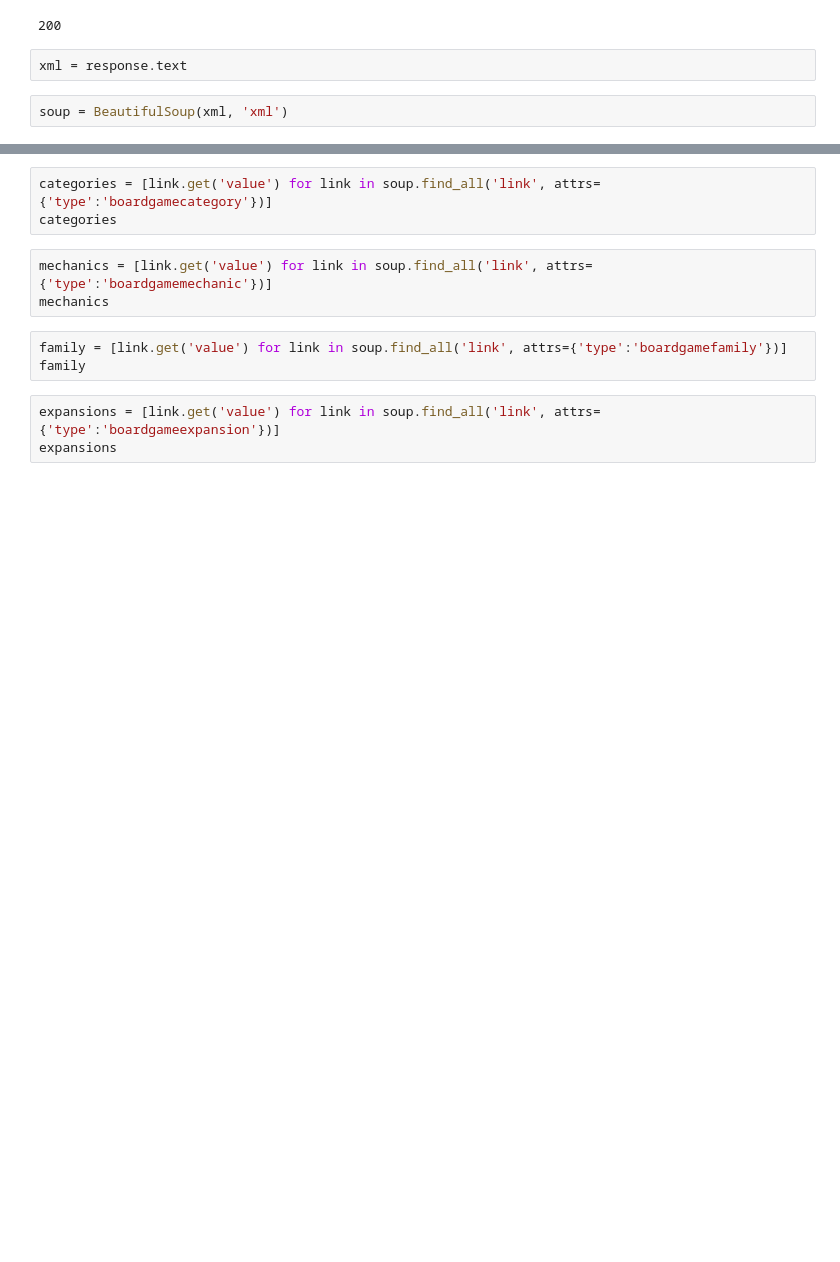
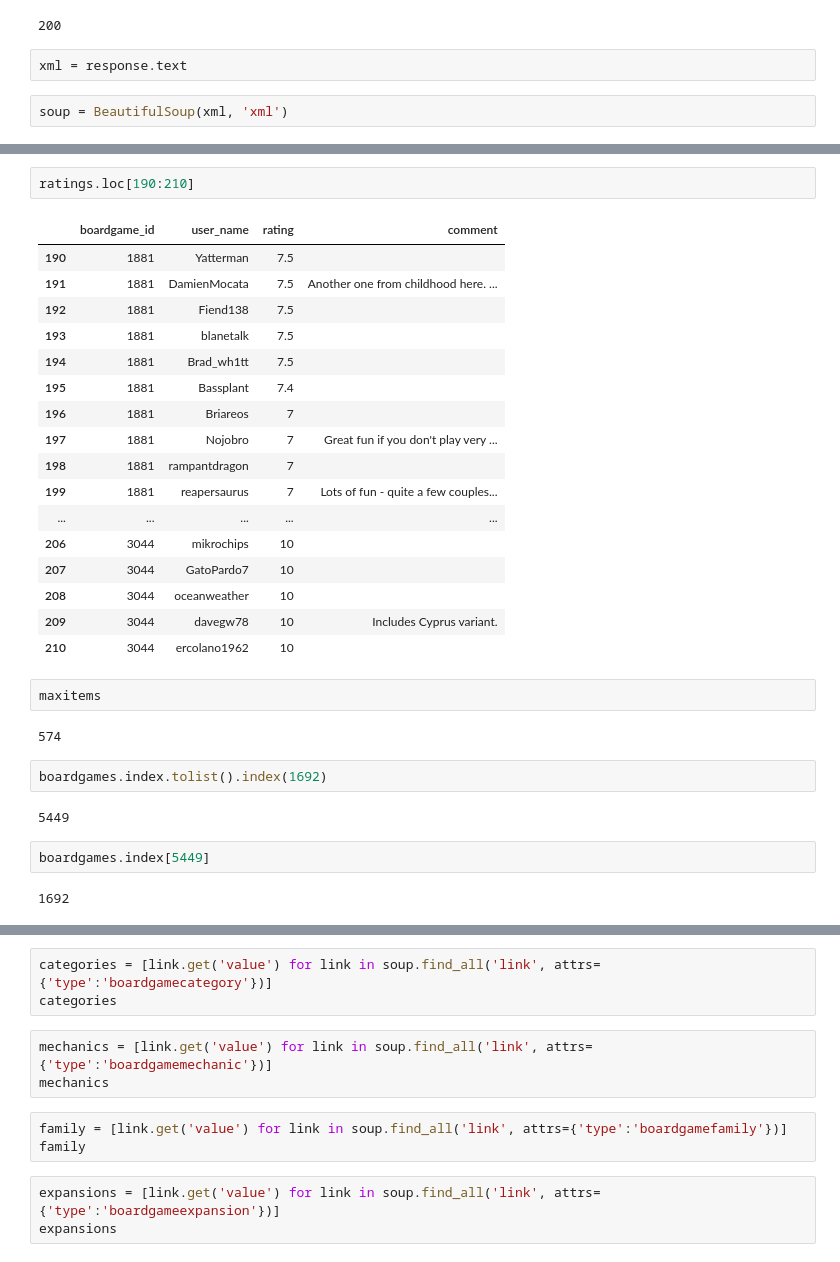
Before and after one commit to bripui/board_game_recommender, a Jupyter notebook: notebooks/API_scraper.ipynb, the cells around one changed output, grey strips where cells are left out. Cells and saved outputs as stored; diff of their text form; blank space fills up the shorter version.

```diff
--- a/notebooks/API_scraper.ipynb
+++ b/notebooks/API_scraper.ipynb
@@ -57,0 +118,32 @@ soup.find_all('comments', attrs={page:'2'})
+# %%
+ratings.loc[190:210]
+# %% [output]
+|  | boardgame_id | user_name | rating | comment |
+| 190 | 1881 | Yatterman | 7.5 |  |
+| 191 | 1881 | DamienMocata | 7.5 | Another one from childhood here. ... |
+| 192 | 1881 | Fiend138 | 7.5 |  |
+| 193 | 1881 | blanetalk | 7.5 |  |
+| 194 | 1881 | Brad_wh1tt | 7.5 |  |
+| 195 | 1881 | Bassplant | 7.4 |  |
+| 196 | 1881 | Briareos | 7 |  |
+| 197 | 1881 | Nojobro | 7 | Great fun if you don't play very ... |
+| 198 | 1881 | rampantdragon | 7 |  |
+| 199 | 1881 | reapersaurus | 7 | Lots of fun - quite a few couples... |
+| ... | ... | ... | ... | ... |
+| 206 | 3044 | mikrochips | 10 |  |
+| 207 | 3044 | GatoPardo7 | 10 |  |
+| 208 | 3044 | oceanweather | 10 |  |
+| 209 | 3044 | davegw78 | 10 | Includes Cyprus variant. |
+| 210 | 3044 | ercolano1962 | 10 |  |
+# %%
+maxitems
+# %% [output]
+574
+# %%
+boardgames.index.tolist().index(1692)
+# %% [output]
+5449
+# %%
+boardgames.index[5449]
+# %% [output]
+1692
```
Also changed, not shown: parts of 32 cells of this notebook, 1 other file.
